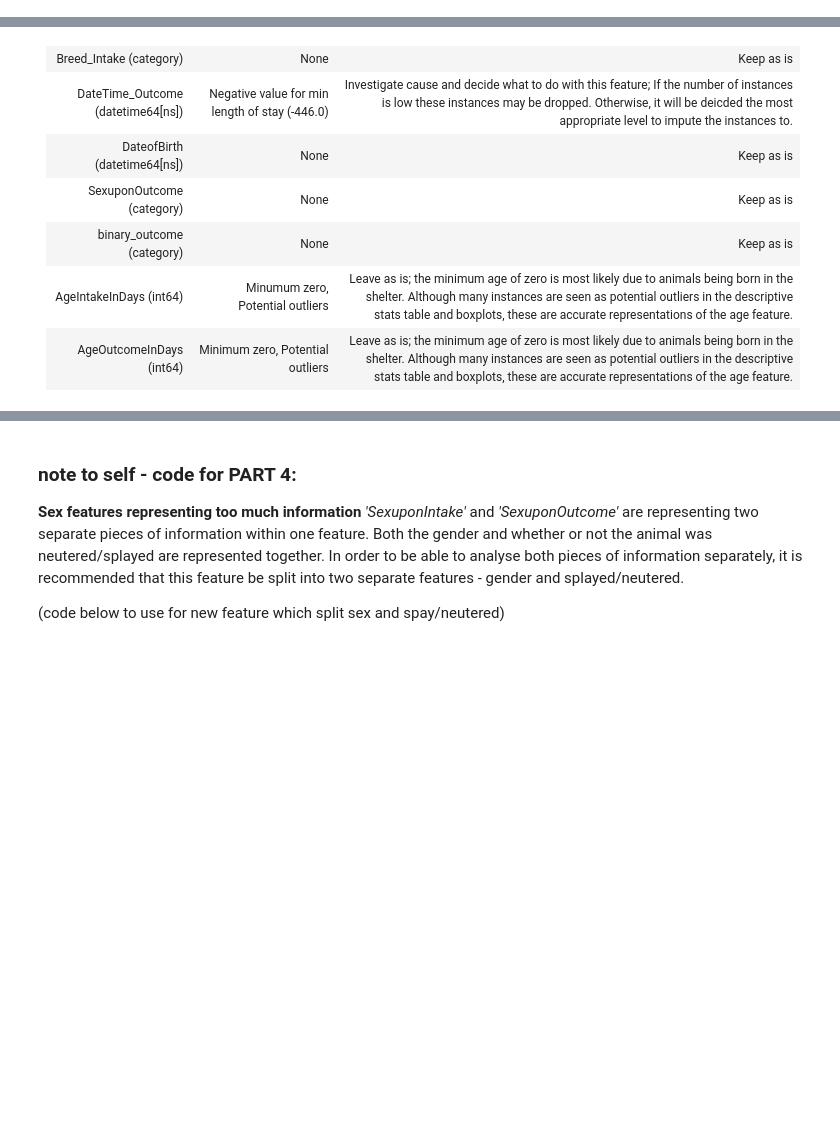
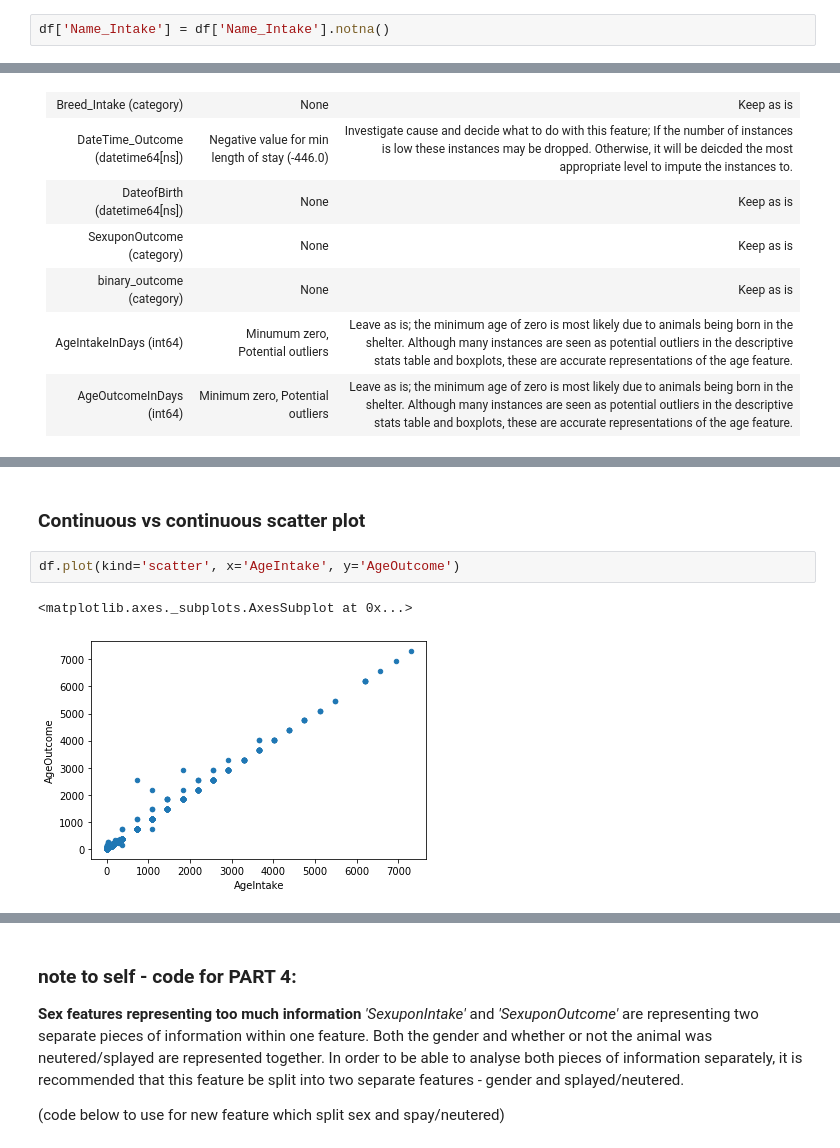
Before and after one commit to hbarrett100/Comp47350-data-analytics, a Jupyter notebook: homework1_2.ipynb, the cells around one changed output, grey strips where cells are left out. Drawn from its saved outputs; the diff is of its cells as text; blank space fills up the shorter version.

Commit message:
add first draft of graphs for part 3

```diff
--- a/homework1_2.ipynb
+++ b/homework1_2.ipynb
@@ -979,0 +988,2 @@ temp_name_df[['Name_Intake', 'IntakeType', 'IntakeCondition', 'binary_outcome']]
+# %%
+df['Name_Intake'] = df['Name_Intake'].notna()
@@ -1336,0 +1395,7 @@ Intake condition:
+# %% [markdown]
+### Continuous vs continuous scatter plot
+# %%
+df.plot(kind='scatter', x='AgeIntake', y='AgeOutcome')
+# %% [output]
+<matplotlib.axes._subplots.AxesSubplot at 0x...>
+[figure, added]
```
Also changed, not shown: parts of 29 cells of this notebook, 1 other file.
